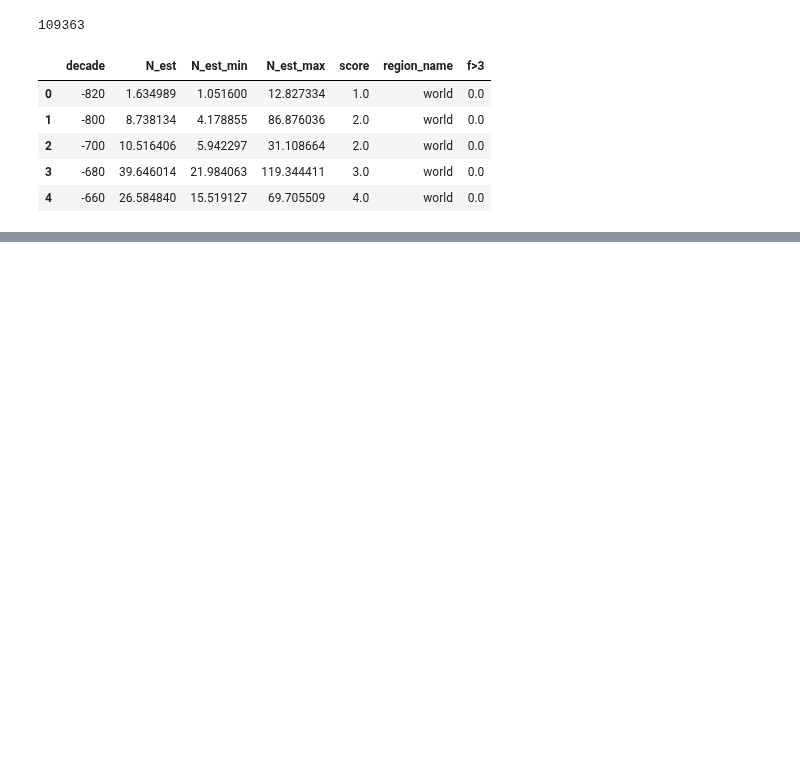
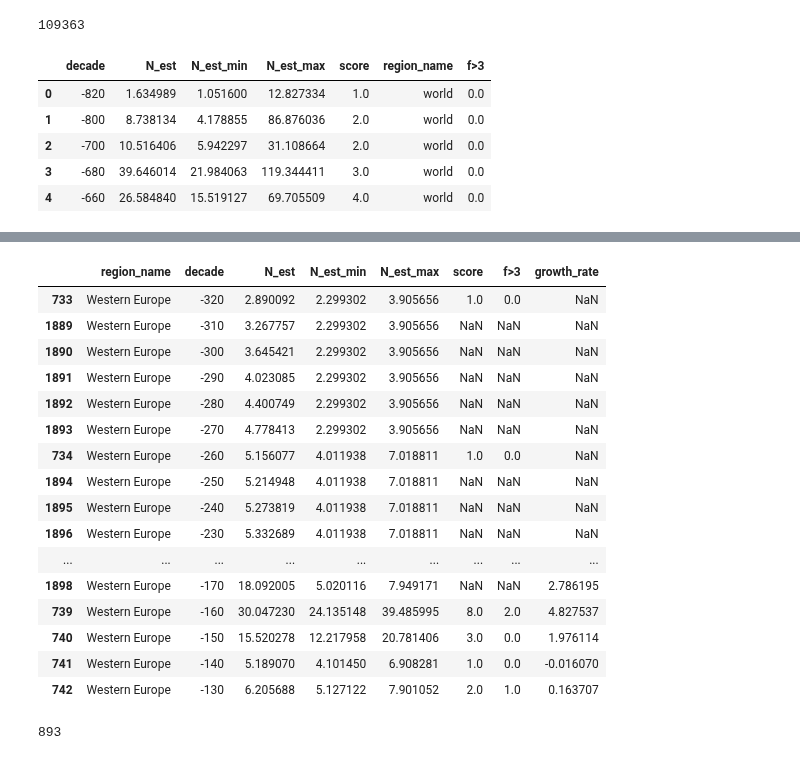
Before and after one commit to charlesdedampierre/cultura, a Jupyter notebook: 19 - run_index_growth_great_divergence.ipynb, the cells around one changed output, grey strips where cells are left out. Saved outputs shown, nothing was run; the diff lists cells and outputs as text; code cells hidden in the pictures; blank space fills up the shorter version.

```diff
--- a/19 - run_index_growth_great_divergence.ipynb
+++ b/19 - run_index_growth_great_divergence.ipynb
@@ -284,0 +227,59 @@ df
+# %%
+
+
+n_period = 10
+
+
+# Calculate year-over-year growth rate
+df['growth_rate'] = df.groupby('region_name')['N_est'].pct_change(periods=n_period)
+df.head(20)
+# %% [output]
+|  | region_name | decade | N_est | N_est_min | N_est_max | score | f>3 | growth_rate |
+| 733 | Western Europe | -320 | 2.890092 | 2.299302 | 3.905656 | 1.0 | 0.0 | NaN |
+| 1889 | Western Europe | -310 | 3.267757 | 2.299302 | 3.905656 | NaN | NaN | NaN |
+| 1890 | Western Europe | -300 | 3.645421 | 2.299302 | 3.905656 | NaN | NaN | NaN |
+| 1891 | Western Europe | -290 | 4.023085 | 2.299302 | 3.905656 | NaN | NaN | NaN |
+| 1892 | Western Europe | -280 | 4.400749 | 2.299302 | 3.905656 | NaN | NaN | NaN |
+| 1893 | Western Europe | -270 | 4.778413 | 2.299302 | 3.905656 | NaN | NaN | NaN |
+| 734 | Western Europe | -260 | 5.156077 | 4.011938 | 7.018811 | 1.0 | 0.0 | NaN |
+| 1894 | Western Europe | -250 | 5.214948 | 4.011938 | 7.018811 | NaN | NaN | NaN |
+| 1895 | Western Europe | -240 | 5.273819 | 4.011938 | 7.018811 | NaN | NaN | NaN |
+| 1896 | Western Europe | -230 | 5.332689 | 4.011938 | 7.018811 | NaN | NaN | NaN |
+| ... | ... | ... | ... | ... | ... | ... | ... | ... |
+| 1898 | Western Europe | -170 | 18.092005 | 5.020116 | 7.949171 | NaN | NaN | 2.786195 |
+| 739 | Western Europe | -160 | 30.047230 | 24.135148 | 39.485995 | 8.0 | 2.0 | 4.827537 |
+| 740 | Western Europe | -150 | 15.520278 | 12.217958 | 20.781406 | 3.0 | 0.0 | 1.976114 |
+| 741 | Western Europe | -140 | 5.189070 | 4.101450 | 6.908281 | 1.0 | 0.0 | -0.016070 |
+| 742 | Western Europe | -130 | 6.205688 | 5.127122 | 7.901052 | 2.0 | 1.0 | 0.163707 |
+# %%
+
+
+df = df.dropna()
+
+df['factor_to_max'] = df['N_est_max']/df['N_est']
+df['factor_to_min'] = df['N_est_min']/df['N_est']
+
+# make a confidence interval
+df['factor_to_max'] = df['factor_to_max'].fillna(method='ffill')
+df['factor_to_min'] = df['factor_to_min'].fillna(method='ffill')
+
+
+# Calculate the confidence intervals with adjustments for negative growth rates
+df['growth_rate_min'] = np.where(
+    df['growth_rate'] >= 0,
+    df['growth_rate'] * df['factor_to_min'],  # Positive case
+    df['growth_rate'] * df['factor_to_max']  # Negative case
+)
+df['growth_rate_max'] = np.where(
+    df['growth_rate'] >= 0,
+    df['growth_rate'] * df['factor_to_max'],  # Positive case
+    df['growth_rate'] * df['factor_to_min']  # Negative case
+)
+
+
+list(set(df['growth_rate']>=df['growth_rate_min']))
+list(set(df['growth_rate']<=df['growth_rate_max']))
+
+len(df)
+# %% [output]
+893
```
Also changed, not shown: parts of 17 cells of this notebook.
